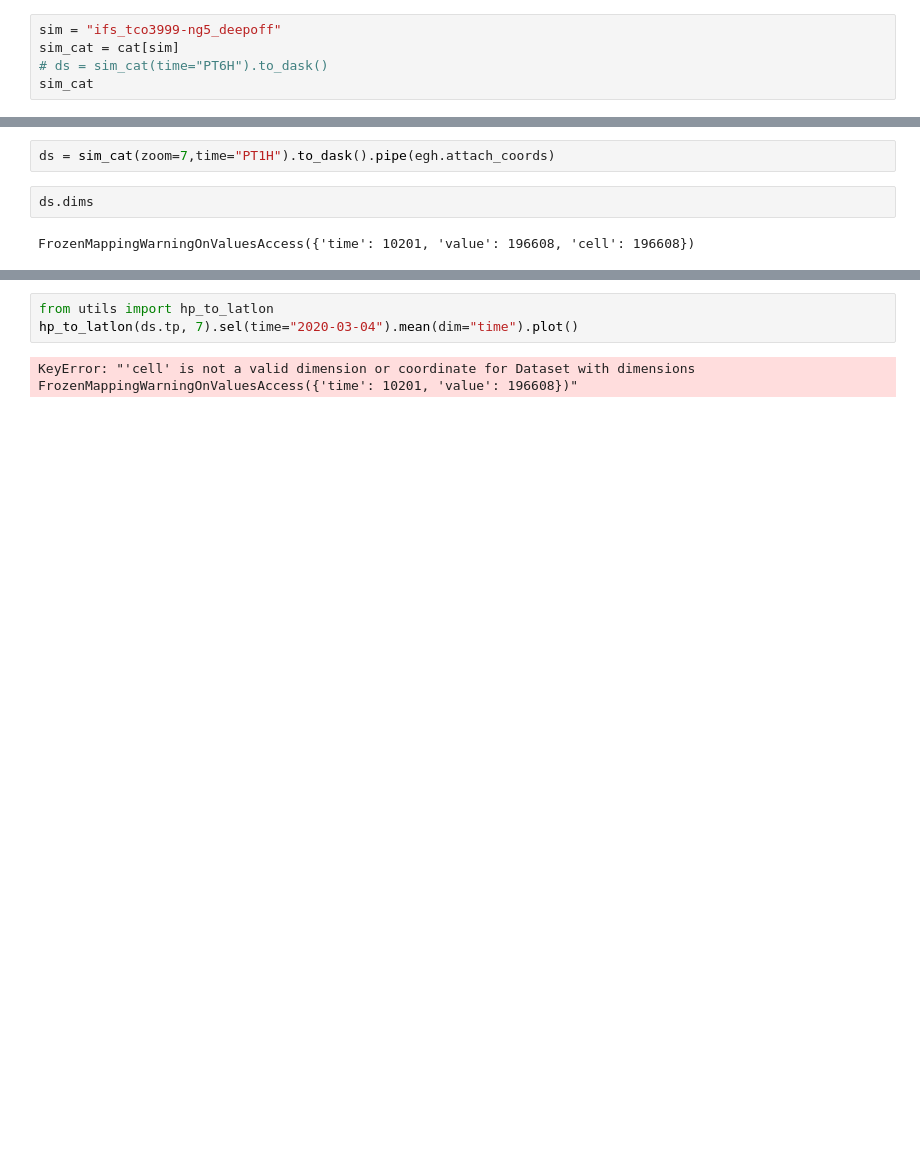
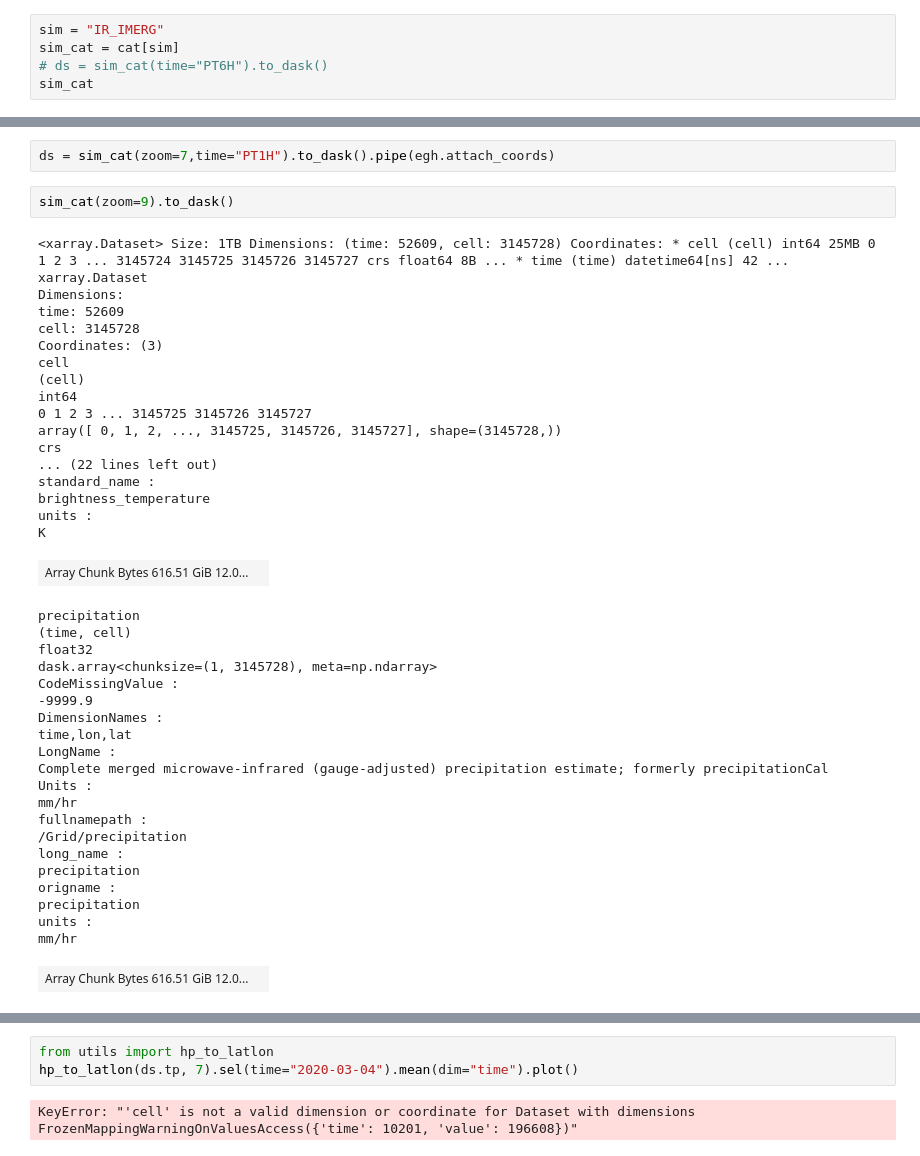
Before and after one commit to fran-morris-research/hackathon-monsoons, a Jupyter notebook: onset_identification/onset_period_visualisation.ipynb, the cells around one changed output, grey strips where cells are left out. Saved outputs shown, nothing was run; the diff lists cells and outputs as text; blank space fills up the shorter version.

```diff
--- a/onset_identification/onset_period_visualisation.ipynb
+++ b/onset_identification/onset_period_visualisation.ipynb
@@ -58,7 +58,7 @@ ds = sim_cat(zoom=4, time='PT1H').to_dask().pipe(hp_mods)
  'um_glm_n2560_RAL3p3',
  'um_glm_n2560_RAL3p3_tuned_hk26']
 # %%
-sim = "ifs_tco3999-ng5_deepoff"
+sim = "IR_IMERG"
 sim_cat = cat[sim]
 # ds = sim_cat(time="PT6H").to_dask()
 sim_cat
@@ -83,6 +81,44 @@ ifs_tco3999-ng5_deepoff:
 # %%
 ds = sim_cat(zoom=7,time="PT1H").to_dask().pipe(egh.attach_coords)
 # %%
-ds.dims
+sim_cat(zoom=9).to_dask()
 # %% [output]
-FrozenMappingWarningOnValuesAccess({'time': 10201, 'value': 196608, 'cell': 196608})
+<xarray.Dataset> Size: 1TB Dimensions: (time: 52609, cell: 3145728) Coordinates: * cell (cell) int64 25MB 0 1 2 3 ... 3145724 3145725 3145726 3145727 crs float64 8B ... * time (time) datetime64[ns] 42 ...
+xarray.Dataset
+Dimensions:
+time: 52609
+cell: 3145728
+Coordinates: (3)
+cell
+(cell)
+int64
+0 1 2 3 ... 3145725 3145726 3145727
+array([ 0, 1, 2, ..., 3145725, 3145726, 3145727], shape=(3145728,))
+crs
+... (22 lines left out)
+standard_name :
+brightness_temperature
+units :
+K
+| Array Chunk Bytes 616.51 GiB 12.0... |  |
+precipitation
+(time, cell)
+float32
+dask.array<chunksize=(1, 3145728), meta=np.ndarray>
+CodeMissingValue :
+-9999.9
+DimensionNames :
+time,lon,lat
+LongName :
+Complete merged microwave-infrared (gauge-adjusted) precipitation estimate; formerly precipitationCal
+Units :
+mm/hr
+fullnamepath :
+/Grid/precipitation
+long_name :
+precipitation
+origname :
+precipitation
+units :
+mm/hr
+| Array Chunk Bytes 616.51 GiB 12.0... |  |
```
Also changed, not shown: parts of 2 cells of this notebook, 2 other files.
